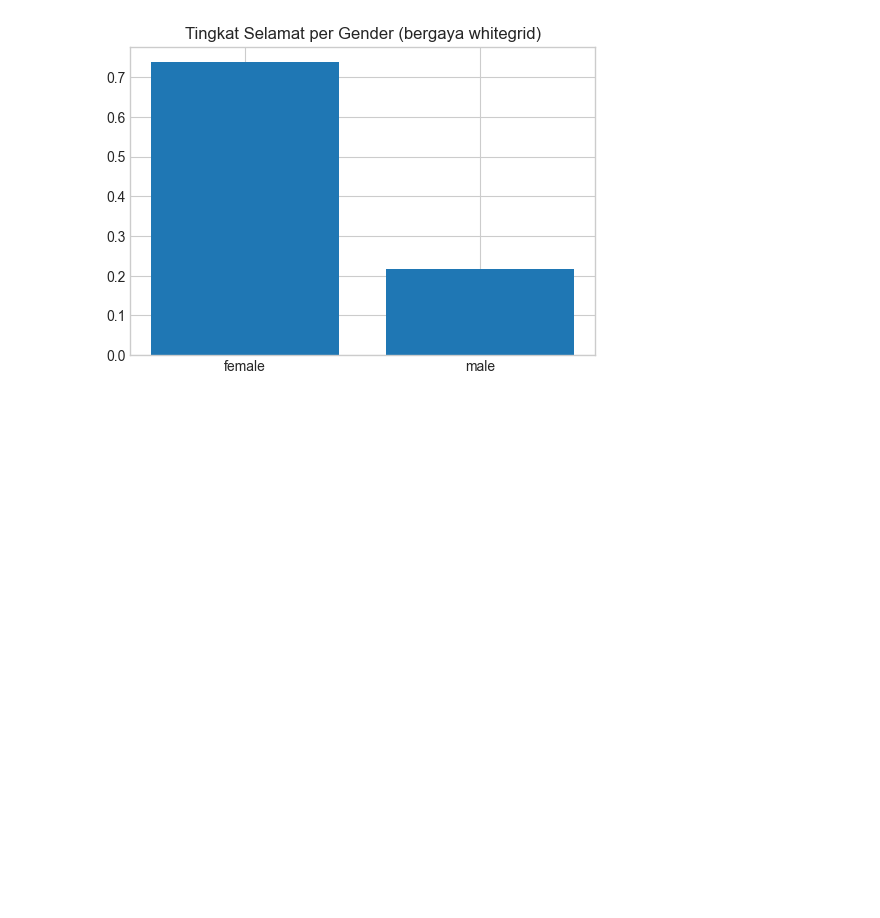
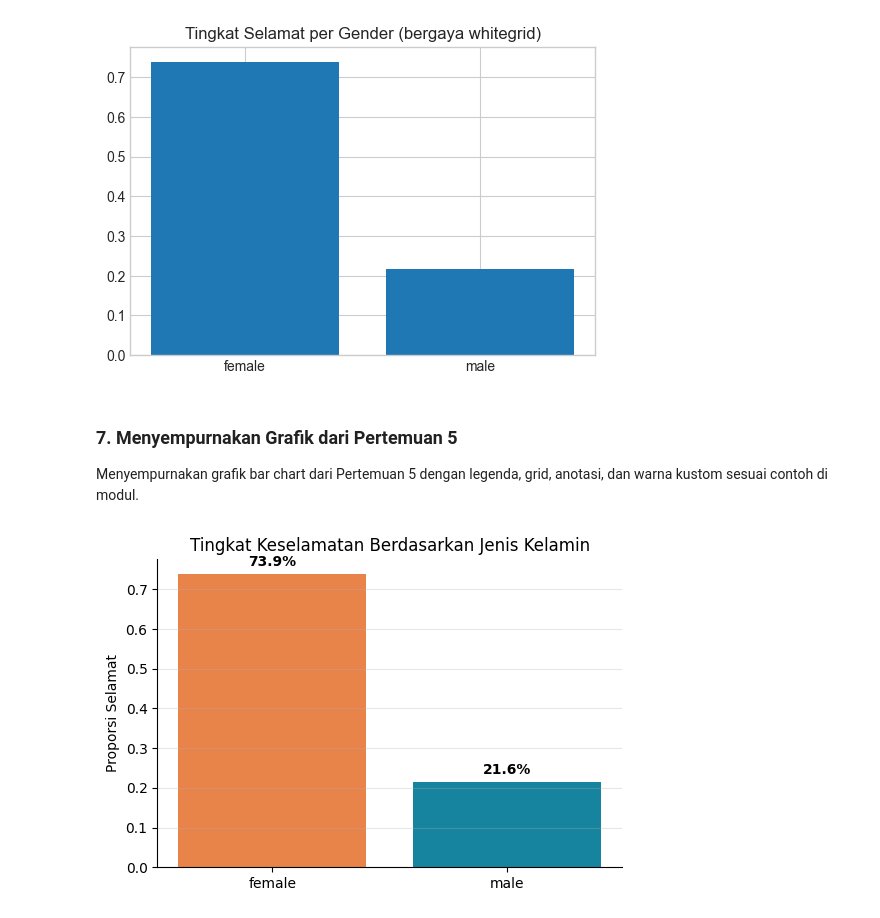
Before and after one commit to G-than12/DV-06-Matplotlib-Visualization-Customization, a Jupyter notebook: Praktikum6_GathanHilabi_60324059.ipynb, the cells around one changed output. Saved outputs shown, nothing was run; the diff lists cells and outputs as text; code cells hidden in the pictures; blank space fills up the shorter version.

Commit message:
refactor: implement Langkah 7 - enhanced bar, line, and scatter plots

```diff
--- a/Praktikum6_GathanHilabi_60324059.ipynb
+++ b/Praktikum6_GathanHilabi_60324059.ipynb
@@ -131,3 +131,23 @@ plt.style.use("default")
 # %% [output]
 ['Solarize_Light2', '_classic_test_patch', '_mpl-gallery', '_mpl-gallery-nogrid', 'bmh', 'classic', 'dark_background', 'fast', 'fivethirtyeight', 'ggplot', 'grayscale', 'petroff10', 'seaborn-v0_8', 's ...
 [figure]
+# %% [markdown]
+### 7. Menyempurnakan Grafik dari Pertemuan 5
+Menyempurnakan grafik bar chart dari Pertemuan 5 dengan legenda, grid, anotasi, dan warna kustom sesuai contoh di modul.
+# %%
+fig, ax = plt.subplots(figsize=(6, 4))
+bars = ax.bar(tingkat.index, tingkat.values,
+ color=["#E8834A", "#16849E"])
+
+for bar in bars:
+ ax.text(bar.get_x()+bar.get_width()/2, bar.get_height()+0.02,
+ f"{bar.get_height():.1%}", ha="center", fontweight="bold")
+
+ax.set_title("Tingkat Keselamatan Berdasarkan Jenis Kelamin")
+ax.set_ylabel("Proporsi Selamat")
+ax.grid(axis="y", alpha=0.3)
+ax.spines["top"].set_visible(False)
+ax.spines["right"].set_visible(False)
+plt.show()
+# %% [output]
+[figure, added]
```
Also changed, not shown: parts of 3 cells of this notebook.
